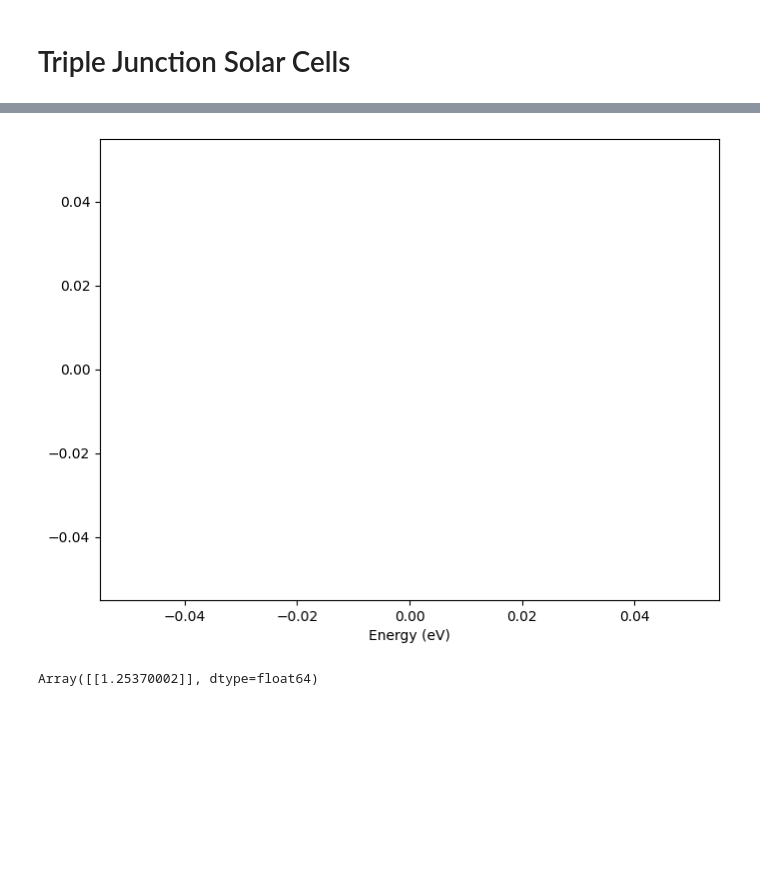
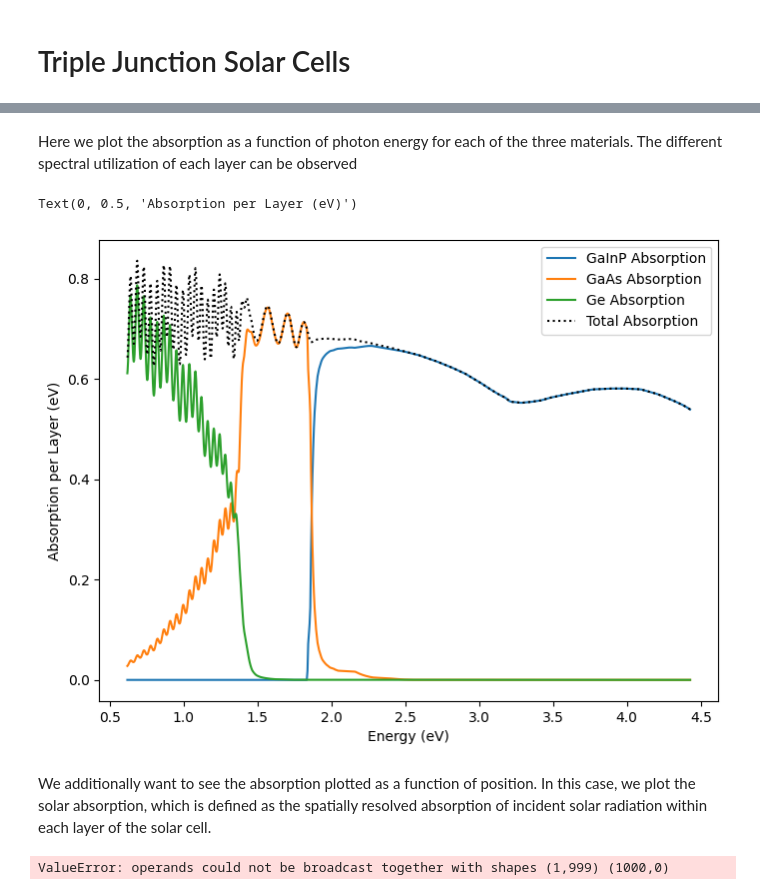
Before and after one commit to JaxLayerLumos/JaxLayerLumos, a Jupyter notebook: examples/simulate_triple_junction_solar_cell.ipynb, the cells around one changed output, grey strips where cells are left out. Saved outputs shown, nothing was run; the diff lists cells and outputs as text; code cells hidden in the pictures; blank space fills up the shorter version.

```diff
--- a/examples/simulate_triple_junction_solar_cell.ipynb
+++ b/examples/simulate_triple_junction_solar_cell.ipynb
@@ -16,52 +28,81 @@ from jaxlayerlumos import utils_spectra
 from jaxlayerlumos import utils_position
 
 from jaxlayerlumos import utils_units
+# %% [markdown]
+Here we plot the absorption as a function of photon energy for each of the three materials. The different spectral utilization of each layer can be observed
 # %%
-#wavelengths = jnp.linspace(280e-9, 2000e-9, 1000)
-wavelengths = jnp.array([1000e-9])
+wavelengths = jnp.linspace(280e-9, 2000e-9, 1000)
+# wavelengths = jnp.array([1000e-9])
 frequencies = scic.c / wavelengths
 
 materials = onp.array(["Air", "GaInP", "GaAs", "Ge"])
 thickness_materials = [0, 1e-6, 3e-6, 0]
 
 thicknesses = jnp.array(thickness_materials)
 n_k = utils_materials.get_n_k(materials, frequencies)
 theta_inc = 0
 # We have to also get the coefficients back
 
-R_TE1, T_TE1, R_TM1, T_TM1 = stackrt(
-        n_k, thicknesses, frequencies, theta_inc)
-# R_TE, T_TE, R_TM, T_TM, results_coeffs = stackrt(
-#         n_k, thicknesses, frequencies, theta_inc, return_coeffs = True
-#     )
+R_TE, T_TE, R_TM, T_TM, results_coeffs = stackrt(
+        n_k, thicknesses, frequencies, theta_inc, return_coeffs = True
+    )
 
+A_TE = 1 - R_TE
+
+# this returns the absorption at each specific thickness
 results_coeffs = utils_position.calc_absorption_in_each_layer(
     thicknesses, results_coeffs
 )
+
 energy = utils_spectra.convert_wavelengths_to_energy(wavelengths)
 plt.figure(figsize=(8, 6))
 
 for i in range(1, 4): # loop over 3 middle layers
-    plt.plot(energy, results_coeffs["absorption_layer_TE"][i,:], label=f'Layer {i+1} Absorption')
+    material_name = materials[i]
+    plt.plot(energy, results_coeffs["absorption_layer_TE"][i,:], label=f'{material_name} Absorption')
 
+plt.plot(energy, A_TE.flatten(), 'k:', label='Total Absorption')
 
-# for i in :
-#
-#
+plt.legend()
 plt.xlabel("Energy (eV)")
-# plt.ylabel("Absorption (A)")
-# plt.title("Aluminum Absorption vs. Energy in Aluminum Layer")
-# plt.grid(True)
-results_coeffs["absorption_layer_TE"]
-
-# results_coeffs["absorption_layer_TE"][material_silicon_index-1,:]
-
-energy = utils_spectra.convert_wavelengths_to_energy(wavelengths)
+plt.ylabel("Absorption per Layer (eV)")
 # %% [output]
+Text(0, 0.5, 'Absorption per Layer (eV)')
-[figure, old version]
+[figure, new version]
+# %% [markdown]
+We additionally want to see the absorption plotted as a function of position. In this case, we plot the solar absorption, which is defined as the spatially resolved absorption of incident solar radiation within each layer of the solar cell.
 # %%
-#results_coeffs["absorption_layer_TE"]
-# R_TE
-R_TE1
+wavelengths_all = jnp.linspace(280e-9, 4000e-9, 2000)
+wavelengths_all_nm = convert_m_to_nm(wavelengths_all)
+irradiance_all = utils_spectra.get_irradiance('AM1p5G', wavelengths_all)
+photon_flux_all = (irradiance_all * wavelengths_all)/(scic.h*scic.c)
+total_photons = onp.trapezoid(photon_flux_all, wavelengths_all_nm)
+
+irradiance = utils_spectra.get_irradiance('AM1p5G', wavelengths)
+photon_flux = (irradiance * wavelengths)/(scic.h*scic.c)
+energy = utils_units.get_light_speed()* scic.h/ wavelengths/scic.e
+wavelengths_nm = convert_m_to_nm(wavelengths)
+
+R_TE, T_TE, R_TM, T_TM, results_coeffs = stackrt(
+        n_k, thicknesses, frequencies, theta_inc, return_coeffs = True
+    )
+
+position = onp.linspace(0, sum(thickness_materials), 100)
+
+layer, position_in_layer = utils_position.calc_position_in_structure(
+    thickness_materials, position
+)
+results_coeffs = utils_position.calc_position_data(
+    layer, position_in_layer, results_coeffs
+)
+
+#photon_flux =
+check = onp.trapezoid(photon_flux[:, onp.newaxis], wavelengths_nm)
+#absorption_location = onp.trapezoid(results_coeffs['absorb_TE'][0]*photon_flux, wavelengths_nm, axis = 0 )/total_photons
+
+plt.figure(figsize=(8, 6))
+plt.plot(convert_m_to_um(position), absorption_location)
+
+plt.xlabel("Position (um)")
 # %% [output]
-Array([[1.25370002]], dtype=float64)
+ValueError: operands could not be broadcast together with shapes (1,999) (1000,0)
```
Also changed, not shown: parts of 3 cells of this notebook, 5 other files.
